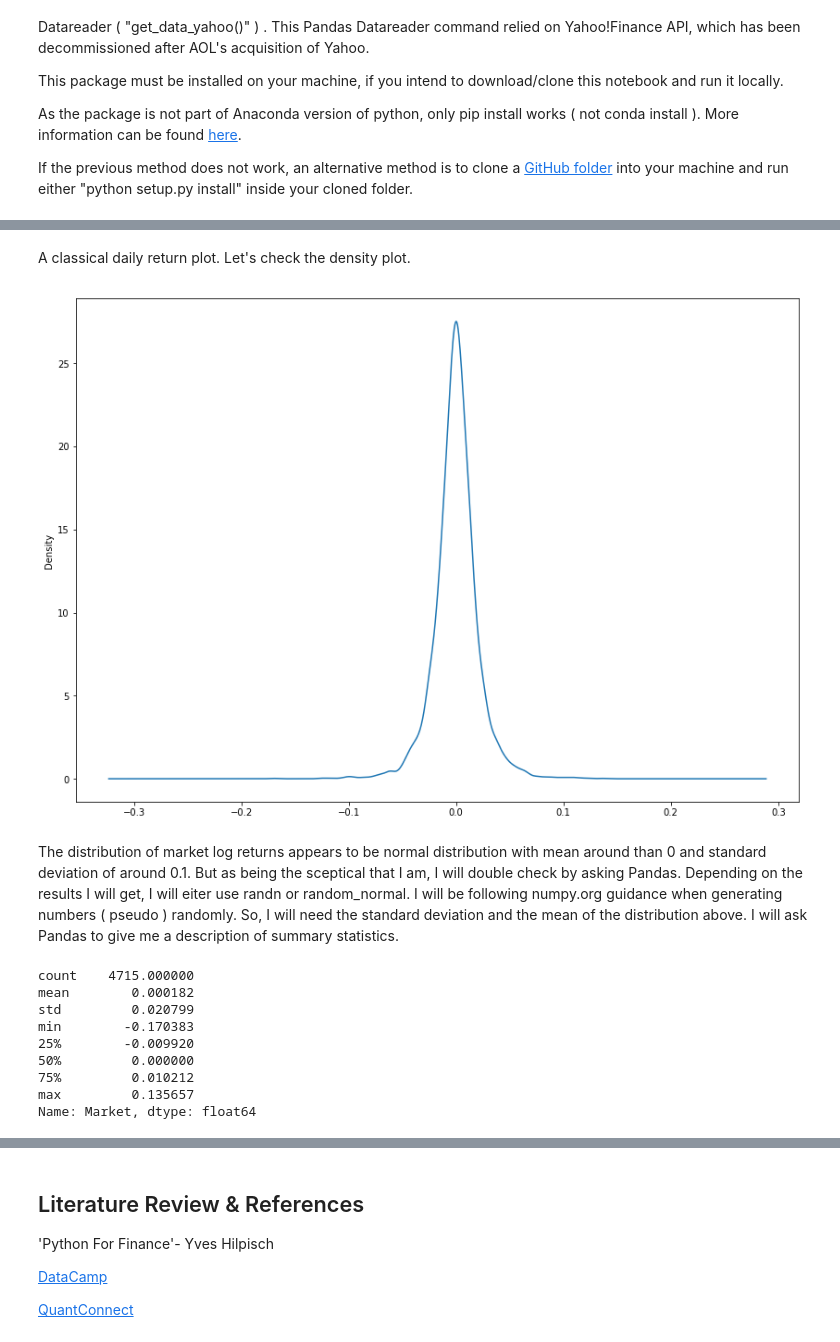
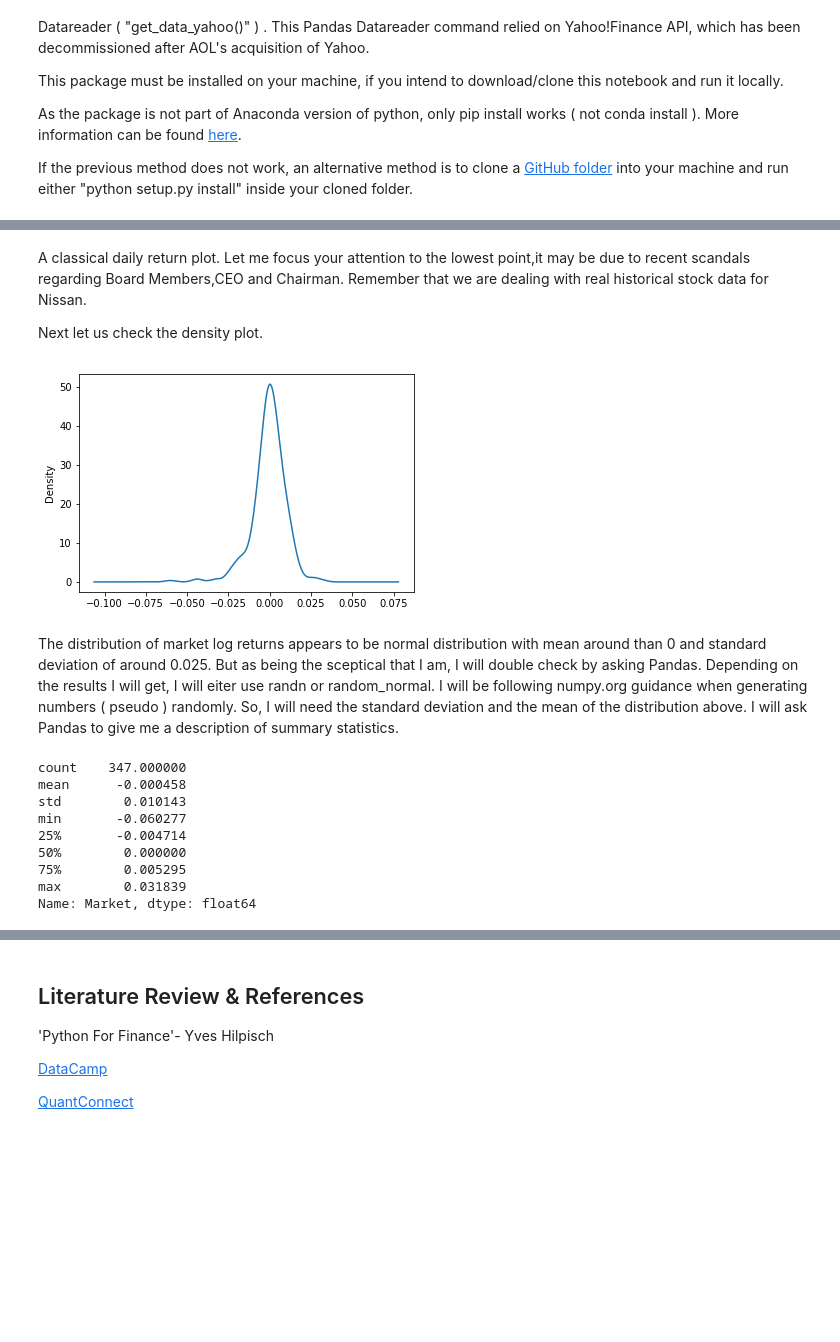
Before and after one commit to MarcoMen-Temp/Programming-Project, a Jupyter notebook: Programming.ipynb, the cells around one changed output, grey strips where cells are left out. Cells and saved outputs as stored; diff of their text form; code cells hidden in the pictures; blank space fills up the shorter version.

```diff
--- a/Programming.ipynb
+++ b/Programming.ipynb
@@ -64,11 +57,12 @@ yf.pdr_override()
 
 
 
+# Nissan stock prices
+tickers = ['NSANY']
 
-tickers = ['^GSPC']
-
-start_date = '2000-01-01'
-end_date = '2018-09-30'
+start_date = '2017-07-15'
+end_date = '2018-12-05'
 
 # User pandas_reader.data.DataReader to load the desired data. As simple as that.
-SP500 = pdr.get_data_yahoo(tickers,start=start_date, end=end_date)
+nis = pdr.get_data_yahoo(tickers,start=start_date, end=end_date)
+nis.info()
@@ -488,24 +190,26 @@ The dataset simulated above is based on Nissan stock price fluctuation. The "Clo
-# %% [markdown]
-A classical daily return plot. Let's check the density plot.
+# %% [markdown]
+A classical daily return plot. Let me focus your attention to the lowest point,it may be due to recent scandals regarding Board Members,CEO and Chairman. Remember that we are dealing with real historical stock data for Nissan.
+
+Next let us  check the density plot.
 # %%
 # The real Nissan market returns density plot
 
-plt.figure(figsize = (14,10))
+plt.figure()
 nis.Market.plot.density()
 plt.show()
 # %% [output]
-[figure, old version]
+[figure, new version]
 # %% [markdown]
-The distribution of market log returns appears to be normal distribution with mean around than 0 and standard deviation of around 0.1. But as being the sceptical that I am, I will double check by asking Pandas. Depending on the results I will get, I will eiter use randn or random_normal. I will be following numpy.org guidance when generating numbers ( pseudo ) randomly. So, I will need the standard deviation and the mean of the distribution above. I will ask Pandas to give me a description of summary statistics.
+The distribution of market log returns appears to be normal distribution with mean around than 0 and standard deviation of around 0.025. But as being the sceptical that I am, I will double check by asking Pandas. Depending on the results I will get, I will eiter use randn or random_normal. I will be following numpy.org guidance when generating numbers ( pseudo ) randomly. So, I will need the standard deviation and the mean of the distribution above. I will ask Pandas to give me a description of summary statistics.
 # %%
 nis.Market.describe()
 # %% [output]
-count    4715.000000
-mean        0.000182
-std         0.020799
-min        -0.170383
-25%        -0.009920
-50%         0.000000
-75%         0.010212
-max         0.135657
+count    347.000000
+mean      -0.000458
+std        0.010143
+min       -0.060277
+25%       -0.004714
+50%        0.000000
+75%        0.005295
+max        0.031839
 Name: Market, dtype: float64
```
Also changed, not shown: parts of 67 cells of this notebook.
